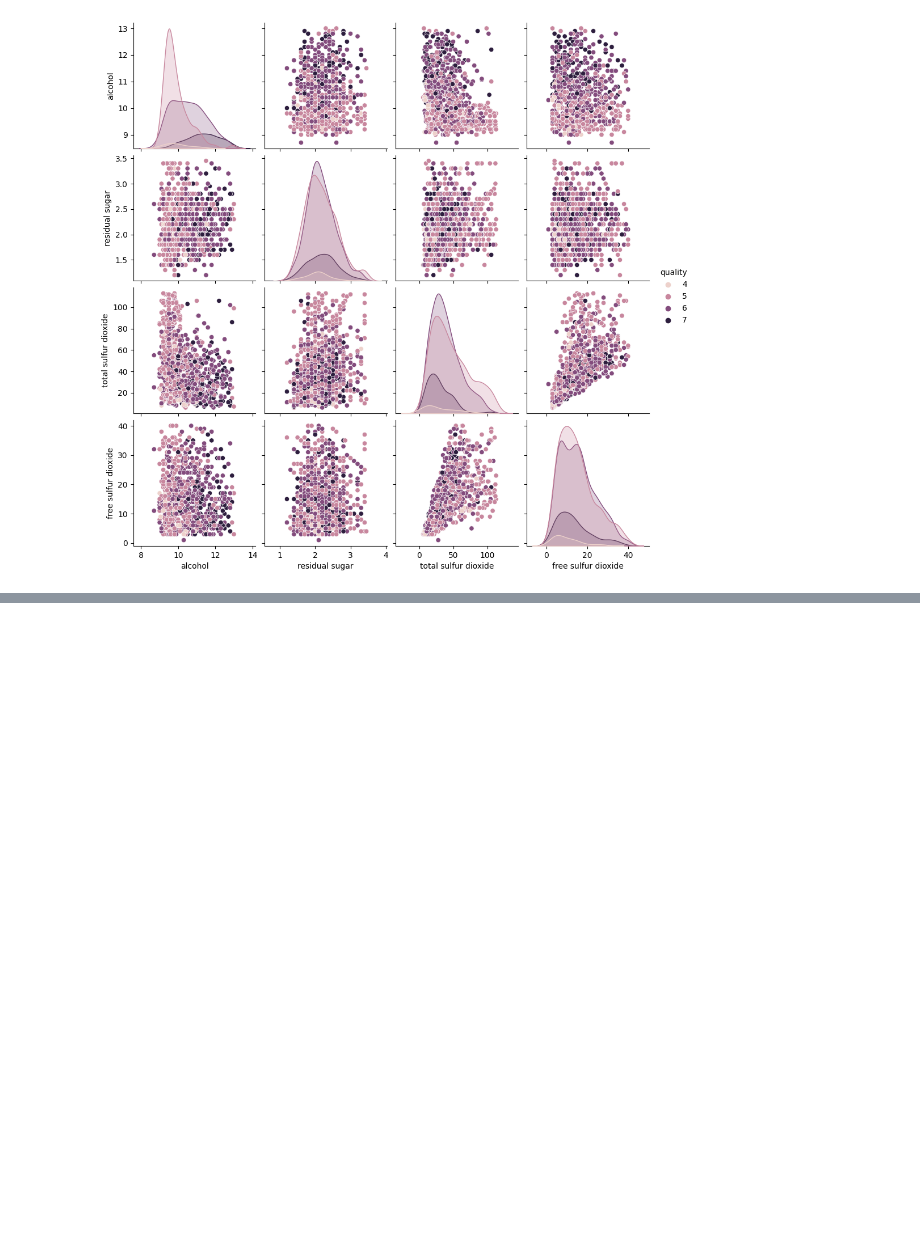
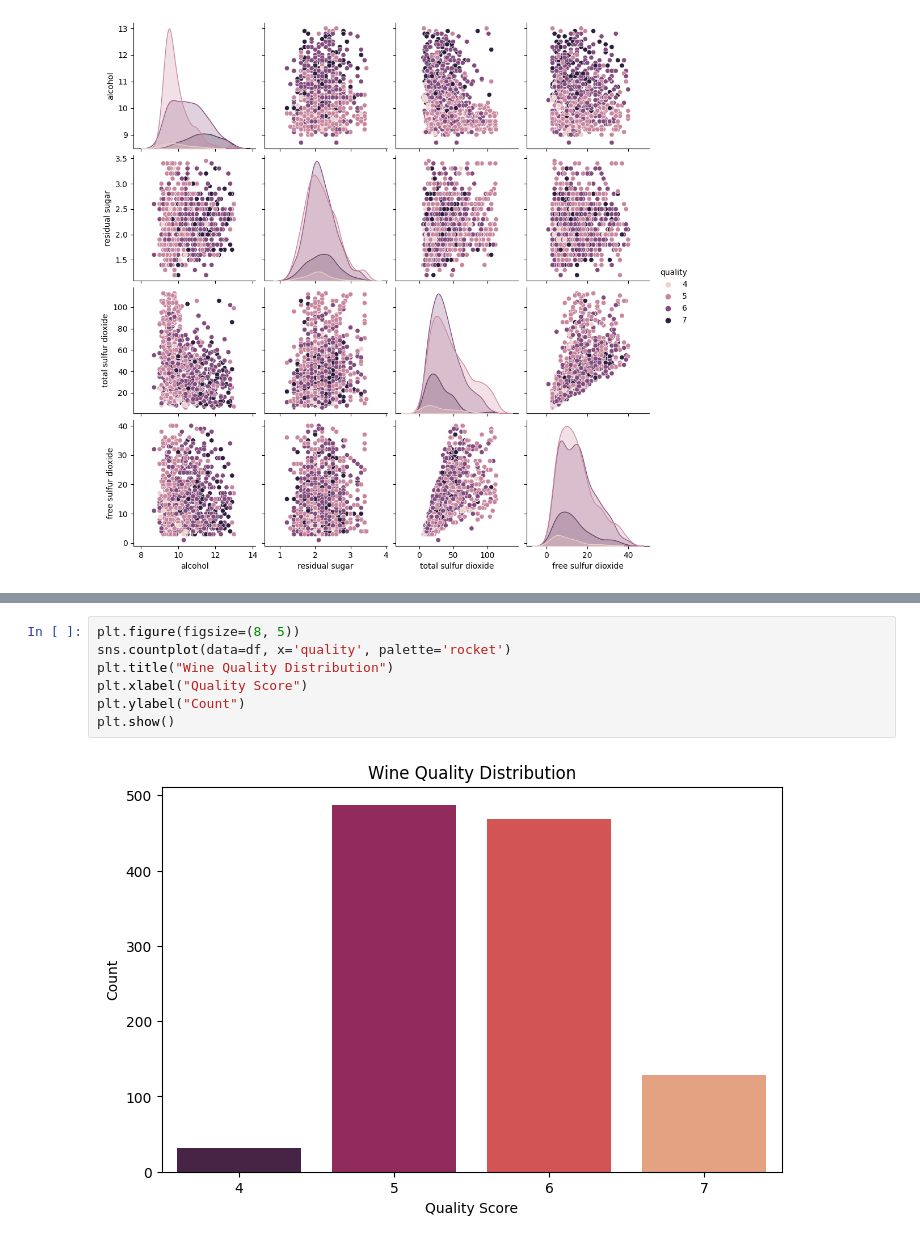
Before and after one commit to shyam007-srec/Sonar-Rock-vs-Mine-Prediction---Machine-Learning-Project, a Jupyter notebook: wine-preditction.ipynb, the cells around one changed output, grey strips where cells are left out. Drawn from its saved outputs; the diff is of its cells as text; blank space fills up the shorter version.

Commit message:
Kaggle Notebook | Wine Preditction | Version 4

```diff
--- a/wine-preditction.ipynb
+++ b/wine-preditction.ipynb
@@ -196,0 +220,9 @@ plt.show()
+# %%
+plt.figure(figsize=(8, 5))
+sns.countplot(data=df, x='quality', palette='rocket')
+plt.title("Wine Quality Distribution")
+plt.xlabel("Quality Score")
+plt.ylabel("Count")
+plt.show()
+# %% [output]
+[figure, added]
```
Also changed, not shown: parts of 10 cells of this notebook.
